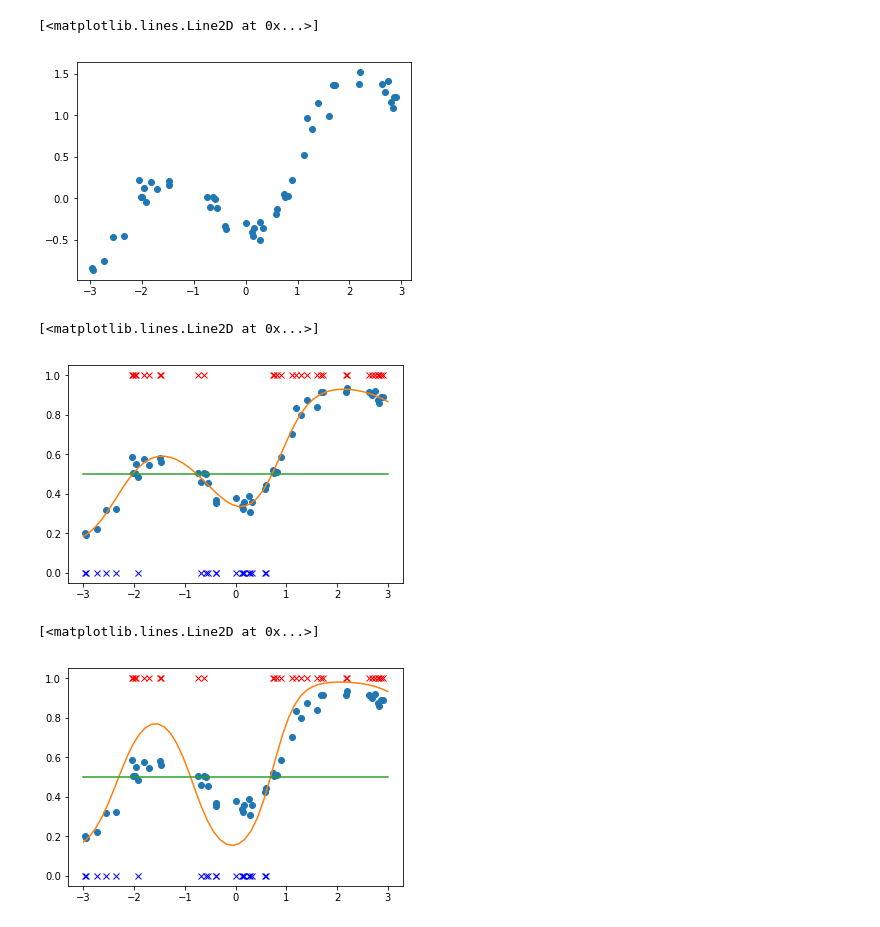
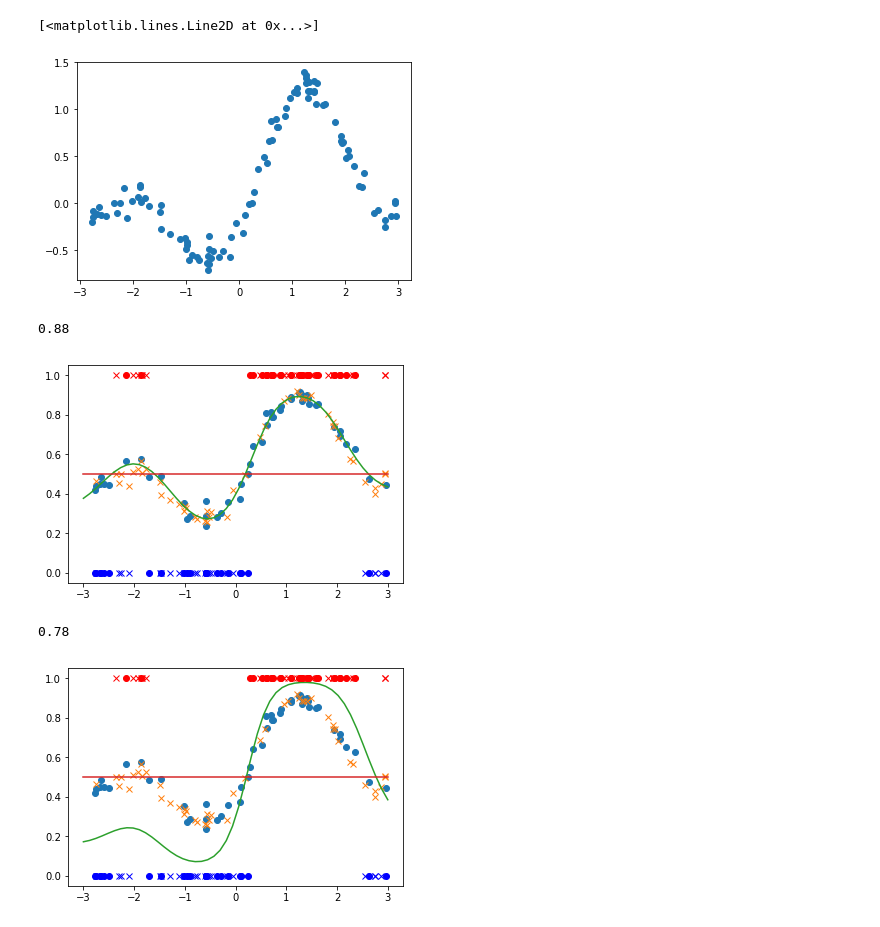
Before and after one commit to emakryo/gaussian_process, a Jupyter notebook: examples/distillation_illustration.ipynb, the cells around one changed output. Saved outputs shown, nothing was run; the diff lists cells and outputs as text; code cells hidden in the pictures.

```diff
--- a/examples/distillation_illustration.ipynb
+++ b/examples/distillation_illustration.ipynb
@@ -10,35 +11,44 @@ from gaussian_process import GaussianProcessDistillation
 from gaussian_process.kernels import RBF
 from gaussian_process.datasets import generate_gp
 # %%
-X, s = generate_gp(random_state=4)
+X, s = generate_gp(n_samples=100, random_state=6)
 y = np.sign(s)
+Xtrain, Xtest, ytrain, ytest, strain, stest = train_test_split(X, y, s, train_size=0.5, random_state=0)
 plt.plot(X, s, "o")
 # %% [output]
 [<matplotlib.lines.Line2D at 0x...>]
-[figure, old version]
+[figure, new version]
 # %%
 gpd = GaussianProcessDistillation(cov=RBF(1, 1), sigma=0.01, rho=1.)
-gpd.fit(X, y, s)
+gpd.fit(Xtrain, ytrain, strain)
 # %%
 Xgrid = np.linspace(-3, 3).reshape(-1, 1)
 fgrid, vgrid = gpd.posterior(Xgrid)
-plt.plot(X, norm.cdf(s), "o")
+plt.plot(Xtrain, norm.cdf(strain), "o")
+plt.plot(Xtest, norm.cdf(stest), "x")
 plt.plot(Xgrid, norm.cdf(fgrid))
-plt.plot(X[y > 0], np.ones(np.count_nonzero(y > 0)), "rx")
-plt.plot(X[y < 0], np.zeros(np.count_nonzero(y < 0)), "bx")
+plt.plot(Xtrain[ytrain > 0], np.ones(np.count_nonzero(ytrain > 0)), "ro")
+plt.plot(Xtrain[ytrain < 0], np.zeros(np.count_nonzero(ytrain < 0)), "bo")
+plt.plot(Xtest[ytest > 0], np.ones(np.count_nonzero(ytest > 0)), "rx")
+plt.plot(Xtest[ytest < 0], np.zeros(np.count_nonzero(ytest < 0)), "bx")
 plt.plot(Xgrid, 0.5*np.ones(len(Xgrid)))
+print(gpd.score(Xtest, ytest))
 # %% [output]
-[<matplotlib.lines.Line2D at 0x...>]
+0.88
-[figure, old version]
+[figure, new version]
 # %%
 gpd.set_params(rho=0)
-gpd.fit(X, y, s)
+gpd.fit(Xtrain, ytrain, strain)
 fgrid, vgrid = gpd.posterior(Xgrid)
-plt.plot(X, norm.cdf(s), "o")
+plt.plot(Xtrain, norm.cdf(strain), "o")
+plt.plot(Xtest, norm.cdf(stest), "x")
 plt.plot(Xgrid, norm.cdf(fgrid))
-plt.plot(X[y > 0], np.ones(np.count_nonzero(y > 0)), "rx")
-plt.plot(X[y < 0], np.zeros(np.count_nonzero(y < 0)), "bx")
+plt.plot(Xtrain[ytrain > 0], np.ones(np.count_nonzero(ytrain > 0)), "ro")
+plt.plot(Xtrain[ytrain < 0], np.zeros(np.count_nonzero(ytrain < 0)), "bo")
+plt.plot(Xtest[ytest > 0], np.ones(np.count_nonzero(ytest > 0)), "rx")
+plt.plot(Xtest[ytest < 0], np.zeros(np.count_nonzero(ytest < 0)), "bx")
 plt.plot(Xgrid, 0.5*np.ones(len(Xgrid)))
+print(gpd.score(Xtest, ytest))
 # %% [output]
-[<matplotlib.lines.Line2D at 0x...>]
+0.78
-[figure, old version]
+[figure, new version]
```
Also changed, not shown: parts of 1 cell of this notebook, 2 other files.
